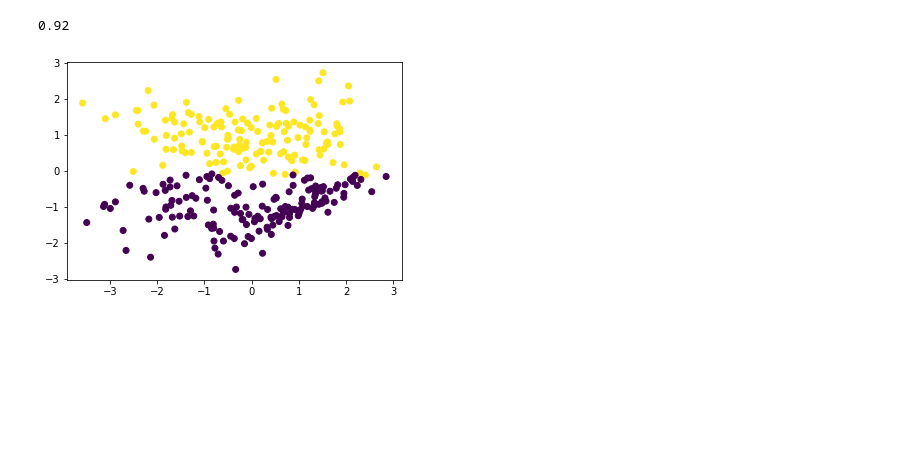
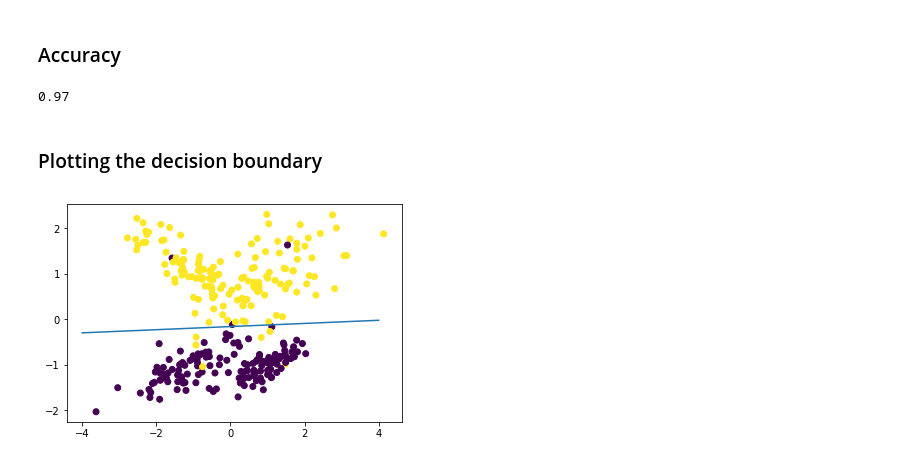
Before and after one commit to kumarnitin15/machine-learning-algorithms, a Jupyter notebook: LOGISTIC REGRESSION/LOGISTIC REGRESSION.ipynb, the cells around one changed output. Cells and saved outputs as stored; diff of their text form; code cells hidden in the pictures; blank space fills up the shorter version.

Commit message:
Code completed for logistic regression

```diff
--- a/LOGISTIC REGRESSION/LOGISTIC REGRESSION.ipynb
+++ b/LOGISTIC REGRESSION/LOGISTIC REGRESSION.ipynb
@@ -47,3 +56,4 @@ x, y = make_classification(n_samples=300, n_features=2, n_redundant=0)
 # %%
-w, b = fit(x, y)
+clf = LogisticRegression()
+w, b = clf.fit(x, y)
 # %% [output]
@@ -57,16 +62,16 @@ plt.show()
-# %%
-y_pred = []
-count = 0
-for i in range(len(x)):
-    y_pred.append(predict(x[i], w, b))
-    if y_pred[i] == y[i]:
-        count = count + 1
-
-print(count / len(x))
-# %% [output]
-0.92
-# %%
-plt.scatter(x[:,0], x[:,1], c=y_pred)
-plt.show()
-# %% [output]
-[figure, removed]
+# %% [markdown]
+### Accuracy
+# %%
+print(clf.accuracy(x, y, w, b))
+# %% [output]
+0.97
+# %% [markdown]
+### Plotting the decision boundary
+# %%
+x1 = np.linspace(-4, 4, 20)
+x2 = [-(b + w[0]*x1[i]) / w[1] for i in range(20)]
+plt.plot(x1, x2)
+plt.scatter(x[:,0], x[:,1], c=y)
+plt.show()
+# %% [output]
+[figure, added]
```
Also changed, not shown: parts of 5 cells of this notebook.
